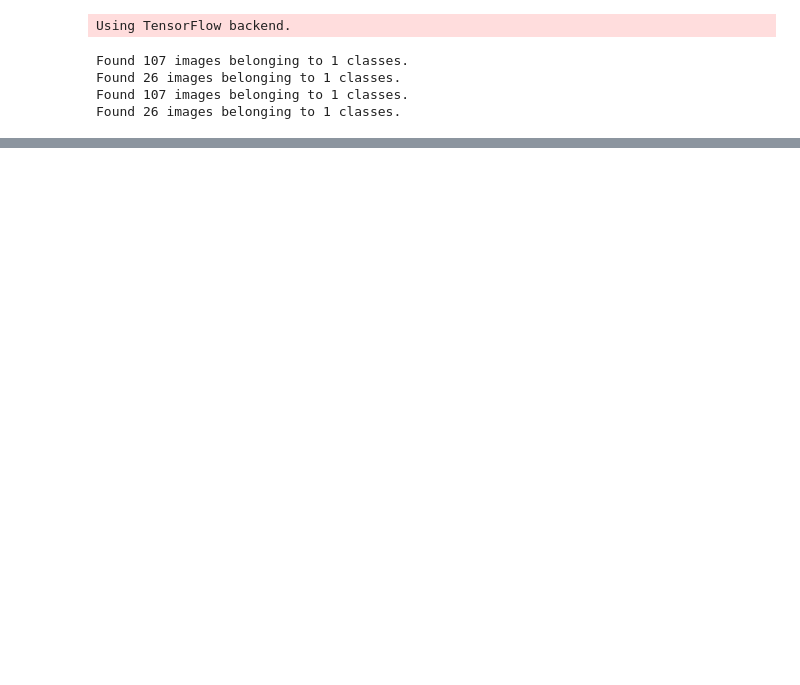
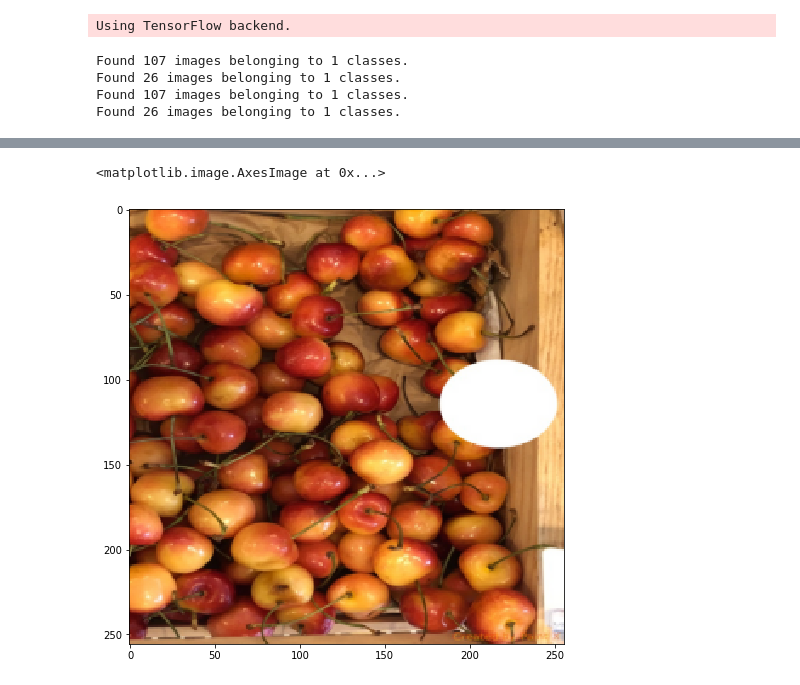
Before and after one commit to OrenChikli/Cherry_stem, a Jupyter notebook: work/unet_train.ipynb, the cells around one changed output, grey strips where cells are left out. Cells and saved outputs as stored; diff of their text form; code cells hidden in the pictures; blank space fills up the shorter version.

```diff
--- a/work/unet_train.ipynb
+++ b/work/unet_train.ipynb
@@ -109,0 +112,14 @@ prediction(model, test_path_image, pred_path, target_size,as_gray=False)
+# %%
+import cv2
+import matplotlib.pyplot as plt
+
+test_img_path = os.path.join(pred_path,'38357-62566.png.png')
+test_img = cv2.imread(test_img_path,cv2.IMREAD_UNCHANGED)
+test_mask_path = os.path.join(pred_path,'38357-62566.png_predict.png')
+test_mask = cv2.imread(test_mask_path,cv2.IMREAD_UNCHANGED)
+
+plt.figure(figsize=(8,8))
+plt.imshow(cv2.cvtColor(test_img, cv2.COLOR_BGR2RGB))
+# %% [output]
+<matplotlib.image.AxesImage at 0x...>
+[figure, added]
```
Also changed, not shown: parts of 15 cells of this notebook, 3 other files.
